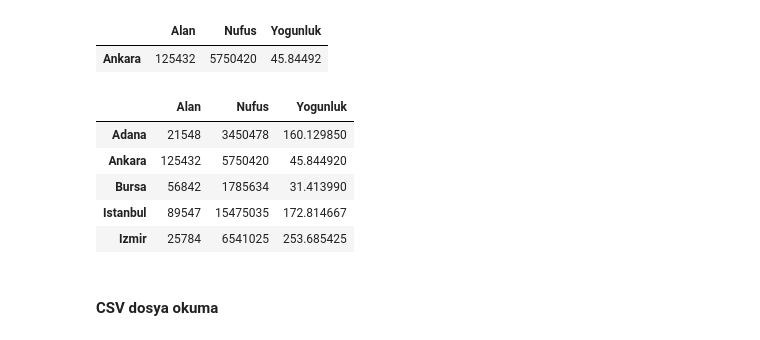
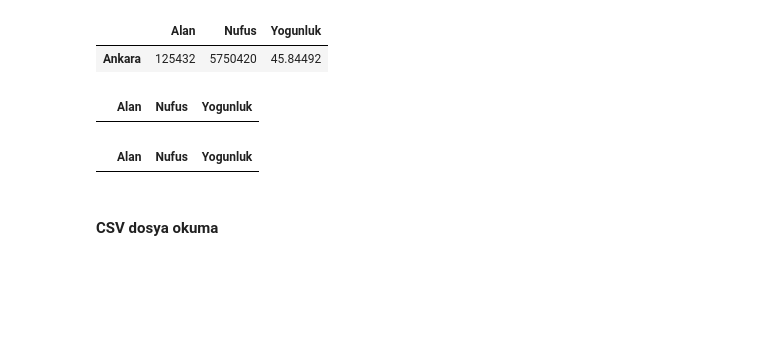
Before and after one commit to silverstone1903/Pandas-Giris, a Jupyter notebook: Pandas.ipynb, the cells around one changed output. Drawn from its saved outputs; the diff is of its cells as text; code cells hidden in the pictures; blank space fills up the shorter version.

```diff
--- a/Pandas.ipynb
+++ b/Pandas.ipynb
@@ -436,14 +471,13 @@ alan_nufus_df[alan_nufus_df["Alan"] > 100000]
 |  | Alan | Nufus | Yogunluk |
 | Ankara | 125432 | 5750420 | 45.84492 |
 # %%
-alan_nufus_df[alan_nufus_df["Nufus"] >= alan_nufus_df["Alan"]]
+alan_nufus_df[alan_nufus_df["Nufus"] <= alan_nufus_df["Alan"]]
 # %% [output]
 |  | Alan | Nufus | Yogunluk |
-| Adana | 21548 | 3450478 | 160.129850 |
-| Ankara | 125432 | 5750420 | 45.844920 |
-| Bursa | 56842 | 1785634 | 31.413990 |
-| Istanbul | 89547 | 15475035 | 172.814667 |
-| Izmir | 25784 | 6541025 | 253.685425 |
+# %%
+alan_nufus_df[alan_nufus_df["Nufus"] == 1000]
+# %% [output]
+|  | Alan | Nufus | Yogunluk |
 # %% [markdown]
 #### CSV dosya okuma
 # %%
```
Also changed, not shown: parts of 116 cells of this notebook, 3 other files.
